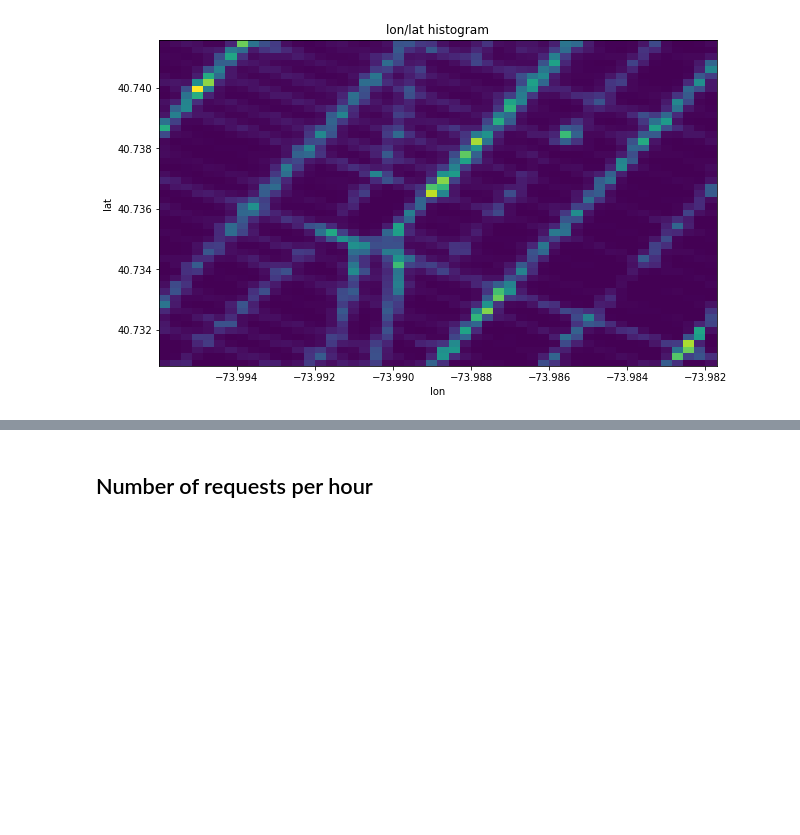
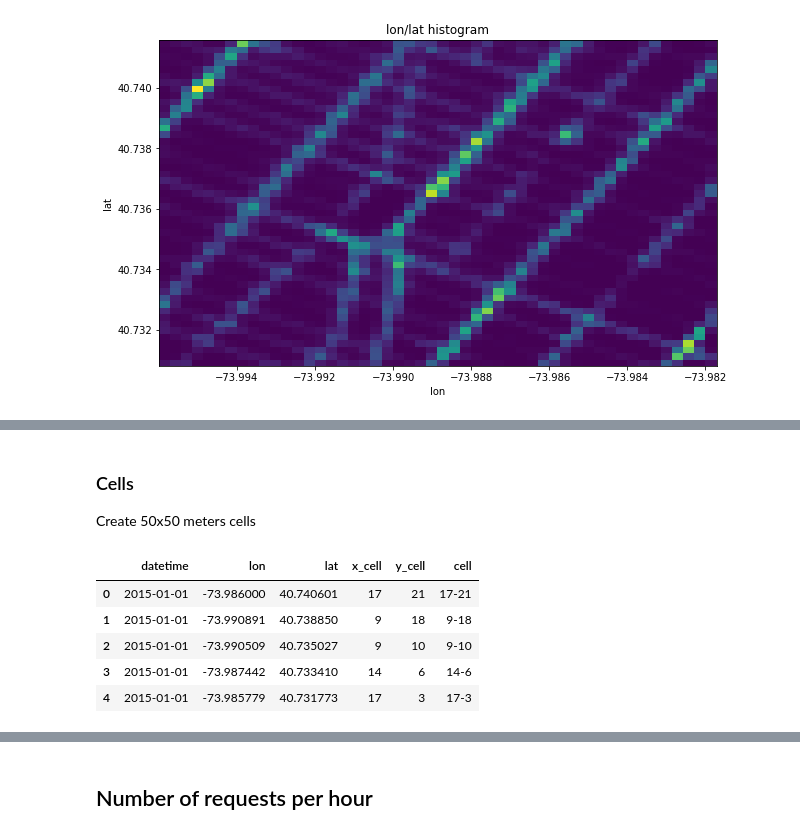
Before and after one commit to sash-ko/ai-transportation, a Jupyter notebook: cnn_demand_model/Baselines.ipynb, the cells around one changed output, grey strips where cells are left out. Cells and saved outputs as stored; diff of their text form; code cells hidden in the pictures; blank space fills up the shorter version.

```diff
--- a/cnn_demand_model/Baselines.ipynb
+++ b/cnn_demand_model/Baselines.ipynb
@@ -133,0 +136,25 @@ plt.subplots_adjust(wspace=0, hspace=0.1)
+# %% [markdown]
+### Cells
+
+Create 50x50 meters cells
+# %%
+# cell_size x cell_size grid
+cell_size = 24
+
+xcells = np.linspace(bbox[0][0], bbox[0][1], cell_size)
+data['x_cell'] = np.digitize(data.lon, xcells)
+
+ycells = np.linspace(bbox[1][0], bbox[1][1], cell_size)
+data['y_cell'] = np.digitize(data.lat, ycells)
+
+data['cell'] = data.apply(
+    lambda item: '{}-{}'.format(item.x_cell, item.y_cell), axis=1)
+
+data.head(5)
+# %% [output]
+|  | datetime | lon | lat | x_cell | y_cell | cell |
+| 0 | 2015-01-01 | -73.986000 | 40.740601 | 17 | 21 | 17-21 |
+| 1 | 2015-01-01 | -73.990891 | 40.738850 | 9 | 18 | 9-18 |
+| 2 | 2015-01-01 | -73.990509 | 40.735027 | 9 | 10 | 9-10 |
+| 3 | 2015-01-01 | -73.987442 | 40.733410 | 14 | 6 | 14-6 |
+| 4 | 2015-01-01 | -73.985779 | 40.731773 | 17 | 3 | 17-3 |
```
Also changed, not shown: parts of 10 cells of this notebook.
